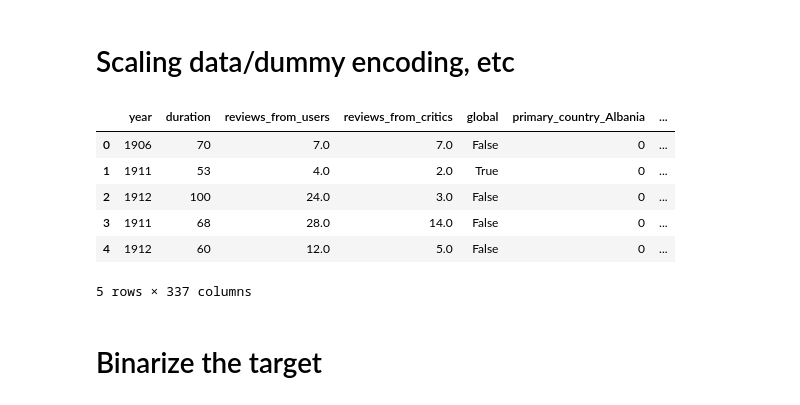
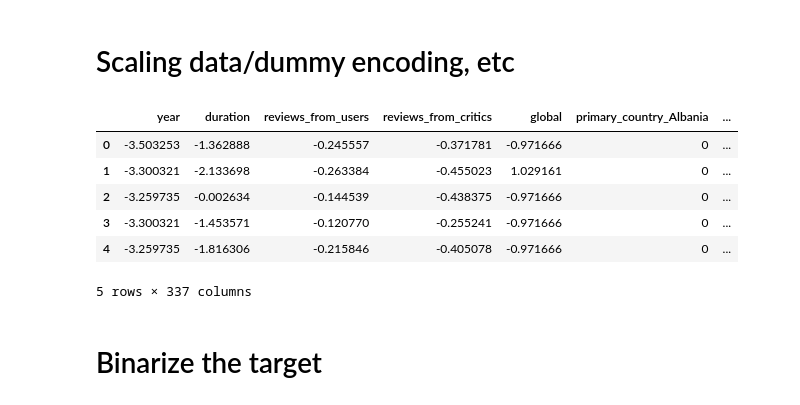
Before and after one commit to roumail/imdb_ratings, a Jupyter notebook: notebooks/3.0-test-run-model.ipynb, the cells around one changed output. Cells and saved outputs as stored; diff of their text form; code cells hidden in the pictures.

```diff
--- a/notebooks/3.0-test-run-model.ipynb
+++ b/notebooks/3.0-test-run-model.ipynb
@@ -59,17 +59,17 @@ df_subset.head()
 # %% [markdown]
 # Scaling data/dummy encoding, etc
 # %%
-_, df_model = prepare_data_for_sklearn(
+df_model, _ = prepare_data_for_sklearn(
     df_subset, dummy_encoding=True, target_variable="avg_vote", idx_columns=idx_columns
 )
 df_model.head()
 # %% [output]
 |  | year | duration | reviews_from_users | reviews_from_critics | global | primary_country_Albania | ... |
-| 0 | 1906 | 70 | 7.0 | 7.0 | False | 0 | ... |
-| 1 | 1911 | 53 | 4.0 | 2.0 | True | 0 | ... |
-| 2 | 1912 | 100 | 24.0 | 3.0 | False | 0 | ... |
-| 3 | 1911 | 68 | 28.0 | 14.0 | False | 0 | ... |
-| 4 | 1912 | 60 | 12.0 | 5.0 | False | 0 | ... |
+| 0 | -3.503253 | -1.362888 | -0.245557 | -0.371781 | -0.971666 | 0 | ... |
+| 1 | -3.300321 | -2.133698 | -0.263384 | -0.455023 | 1.029161 | 0 | ... |
+| 2 | -3.259735 | -0.002634 | -0.144539 | -0.438375 | -0.971666 | 0 | ... |
+| 3 | -3.300321 | -1.453571 | -0.120770 | -0.255241 | -0.971666 | 0 | ... |
+| 4 | -3.259735 | -1.816306 | -0.215846 | -0.405078 | -0.971666 | 0 | ... |
 5 rows × 337 columns
 # %% [markdown]
 # Binarize the target
```
Also changed, not shown: parts of 1 cell of this notebook, 3 other files.
